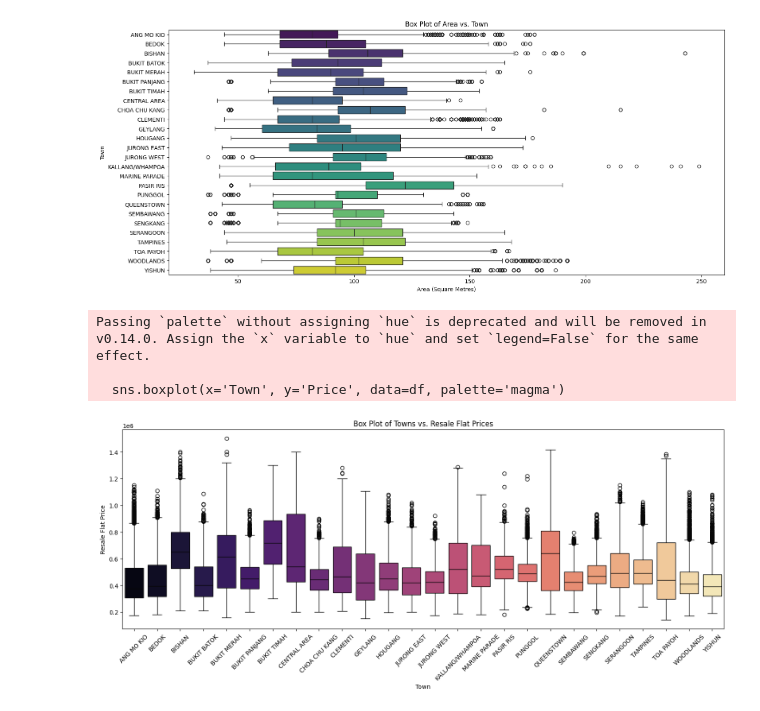
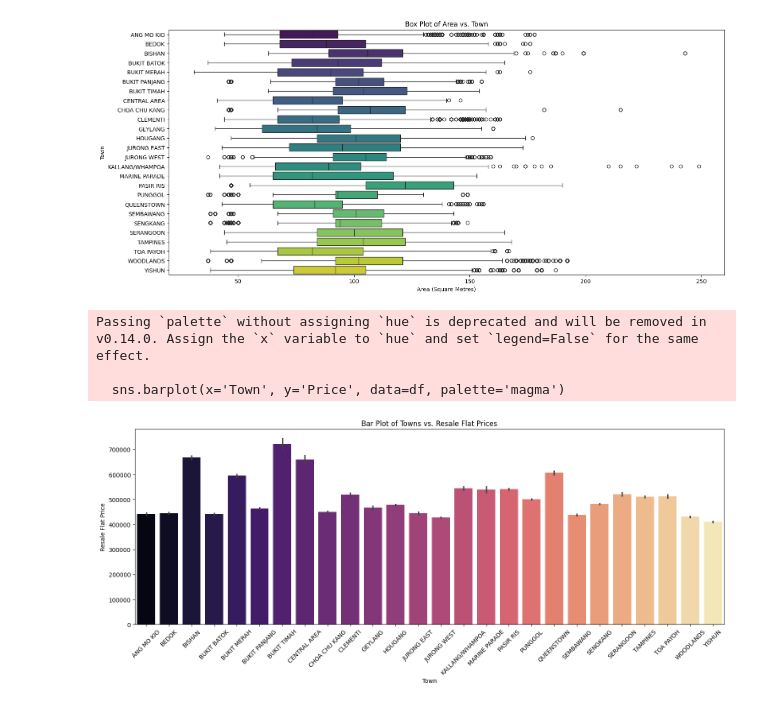
Before and after one commit to DheepthaRajesh/dheeptha_rajesh, a Jupyter notebook: Predict-Public-Housing-Prices.ipynb, the cells around one changed output. Saved outputs shown, nothing was run; the diff lists cells and outputs as text; code cells hidden in the pictures.

Commit message:
Changed bivariate graph to bar plot

```diff
--- a/Predict-Public-Housing-Prices.ipynb
+++ b/Predict-Public-Housing-Prices.ipynb
@@ -254,20 +254,20 @@ Passing `palette` without assigning `hue` is deprecated and will be removed in v
 # %%
 # Box plot to visualise the relationship between Town (categorical variable) & Resale flat prices (continous variable) :
 
 plt.figure(figsize=(18, 6))
 
-sns.boxplot(x='Town', y='Price', data=df, palette='magma')
-plt.title('Box Plot of Towns vs. Resale Flat Prices')
+sns.barplot(x='Town', y='Price', data=df, palette='magma')
+plt.title('Bar Plot of Towns vs. Resale Flat Prices')
 plt.xlabel('Town')
 plt.ylabel('Resale Flat Price')
 
 plt.xticks(rotation=45)
 
 plt.show()
 # %% [output]
 Passing `palette` without assigning `hue` is deprecated and will be removed in v0.14.0. Assign the `x` variable to `hue` and set `legend=False` for the same effect.
 
-  sns.boxplot(x='Town', y='Price', data=df, palette='magma')
+  sns.barplot(x='Town', y='Price', data=df, palette='magma')
-[figure, old version]
+[figure, new version]
 # %%
 ## TODO - bivariate - Harini
```
